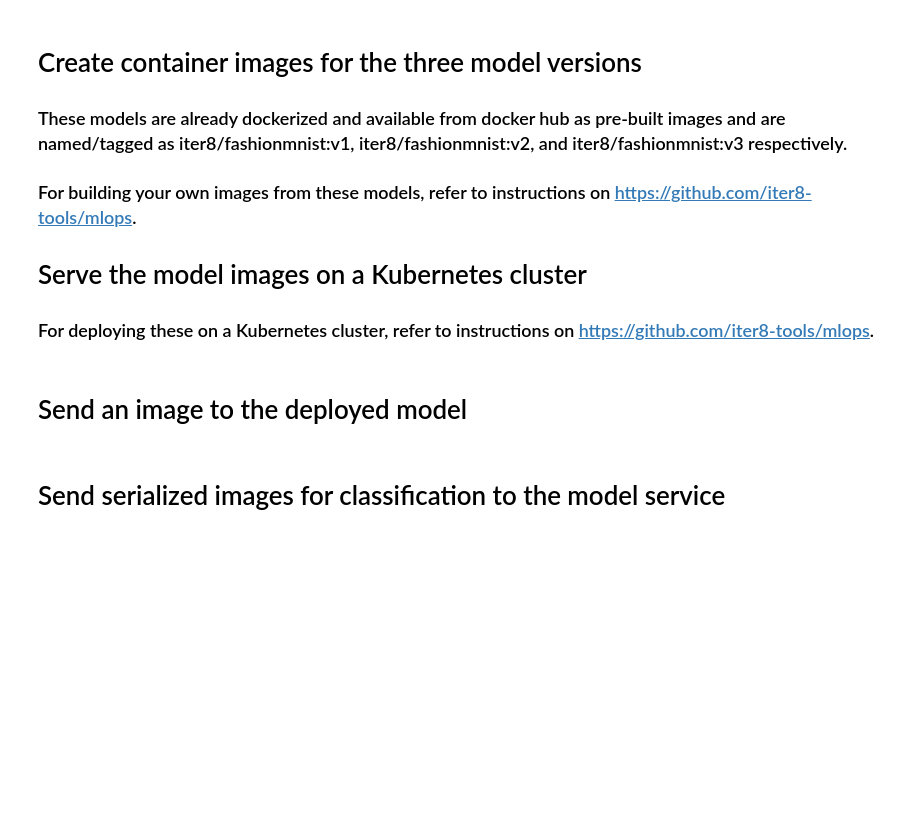
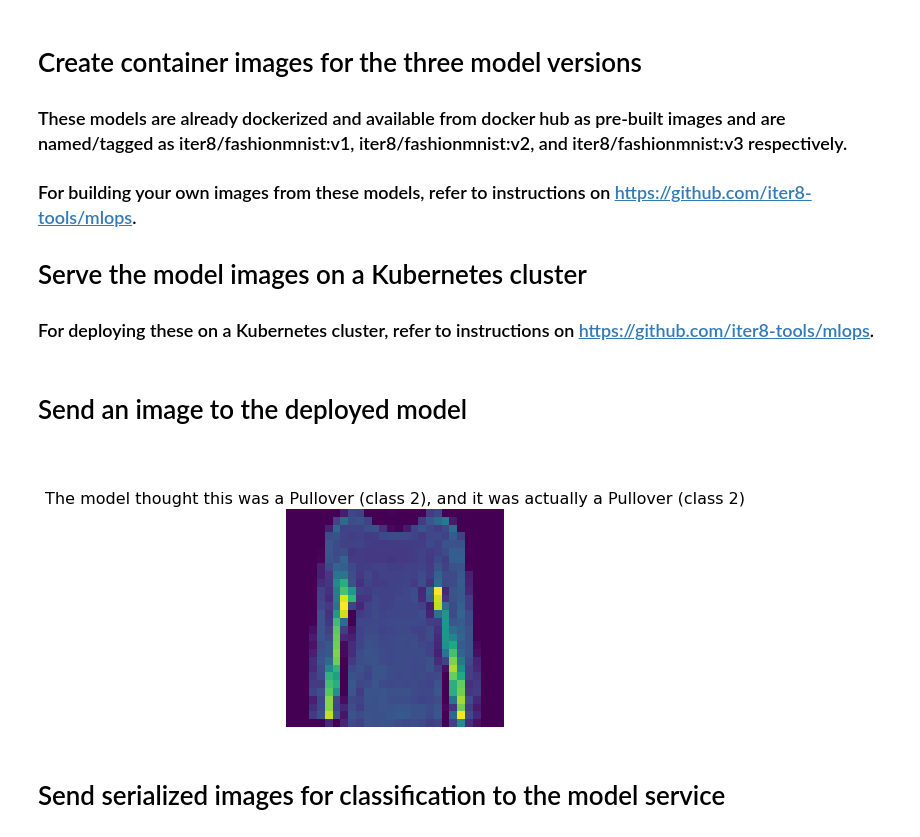
Before and after one commit to iter8-tools/mlops, a Jupyter notebook: tfserving.ipynb, the cells around one changed output. Cells and saved outputs as stored; diff of their text form; code cells hidden in the pictures; blank space fills up the shorter version.

```diff
--- a/tfserving.ipynb
+++ b/tfserving.ipynb
@@ -169,25 +174,29 @@ def show(idx, title):
 # %%
 # Depending upon where you are running the model, you will need to change the gateway_url below.
 
-# The code below determines the gateway_url for Kubernetes + istio on a Minikube environment.
+# The code below determines the gateway_url for Kubernetes + istio on a Minikube environment
+# with Docker driver and a minikube tunnel.
 
 # If you are serving the model on any other (non-Minikube) Kubernetes cluster with Istio installed,
 # refer to instructions here on determining your gateway_url
 # https://istio.io/latest/docs/setup/getting-started/#determining-the-ingress-ip-and-ports
 
 ingress_host_list = !(minikube ip)
-ingress_port_list = !(kubectl -n istio-system get service istio-ingressgateway -o jsonpath='{.spec.ports[?(@.name=="http2")].nodePort}')
+# ingress_port_list = !(kubectl -n istio-system get service istio-ingressgateway -o jsonpath='{.spec.ports[?(@.name=="http2")].nodePort}')
+ingress_port_list = [80]
 gateway_url = "http://{}:{}".format(ingress_host_list[0], ingress_port_list[0])
 model_url = "{}/v1/models/fashionmnist:predict".format(gateway_url)
 
 rando = random.randint(0,len(test_images)-1)
 data = json.dumps({"signature_name": "serving_default", "instances": test_images[rando:rando + 1].tolist()})
 headers = {"content-type": "application/json", "host": "fashionmnist.com"}
 json_response = requests.post(model_url, data=data, headers=headers)
 predictions = json.loads(json_response.text)['predictions']
 
 show(rando, 'The model thought this was a {} (class {}), and it was actually a {} (class {})'.format(
   class_names[np.argmax(predictions[0])], np.argmax(predictions[0]), class_names[test_labels[rando]], test_labels[rando]))
+# %% [output]
+[figure, added]
 # %% [markdown]
 # Send serialized images for classification to the model service
 # %%
```
Also changed, not shown: parts of 3 cells of this notebook, 6 other files.
